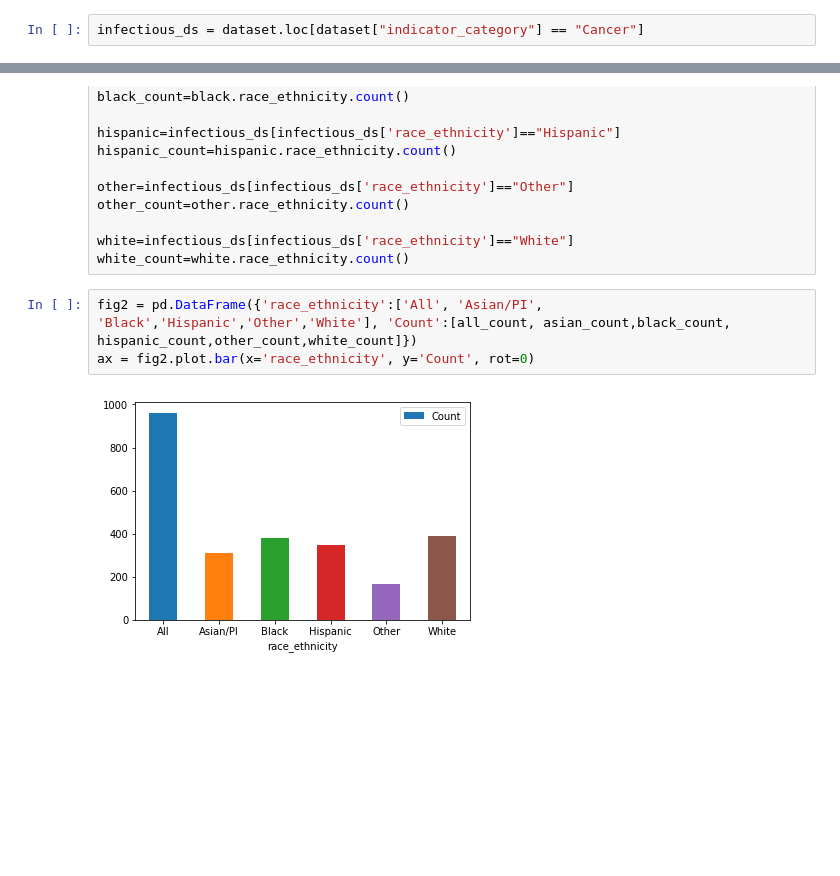
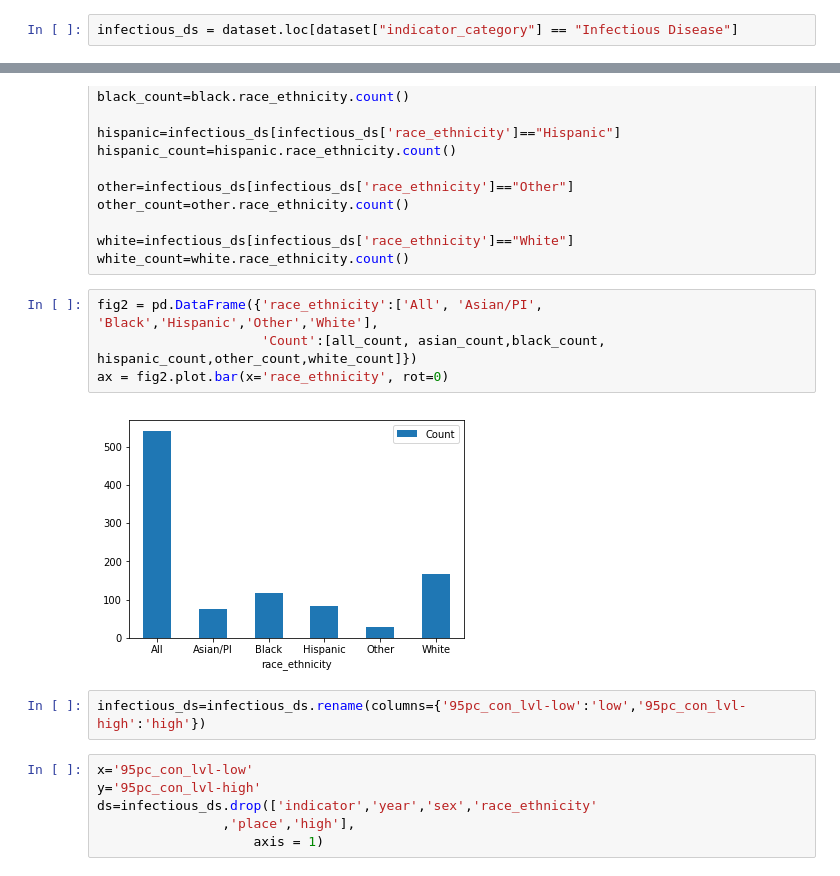
Before and after one commit to bchi-coursework/data-analysis, a Jupyter notebook: infectious_disease.ipynb, the cells around one changed output, grey strips where cells are left out. Saved outputs shown, nothing was run; the diff lists cells and outputs as text; blank space fills up the shorter version.

Commit message:
Add linear regression model and other fixes.

```diff
--- a/infectious_disease.ipynb
+++ b/infectious_disease.ipynb
@@ -51,7 +54,7 @@ dataset.rename(columns={'Indicator Category':'indicator_category','Indicator':'i
 # %% [markdown]
 <p>3.Now we need to filter the data according to the indicator category. We use one of the values "Cancer".</p>
 # %%
-infectious_ds = dataset.loc[dataset["indicator_category"] == "Cancer"]
+infectious_ds = dataset.loc[dataset["indicator_category"] == "Infectious Disease"]
 # %% [markdown]
 <p>4.And then we remove empty columns and unnecessary columns</p>
 # %%
@@ -147,7 +152,16 @@ other_count=other.race_ethnicity.count()
 white=infectious_ds[infectious_ds['race_ethnicity']=="White"]
 white_count=white.race_ethnicity.count()
 # %%
-fig2 = pd.DataFrame({'race_ethnicity':['All', 'Asian/PI', 'Black','Hispanic','Other','White'], 'Count':[all_count, asian_count,black_count, hispanic_count,other_count,white_count]})
-ax = fig2.plot.bar(x='race_ethnicity', y='Count', rot=0)
+fig2 = pd.DataFrame({'race_ethnicity':['All', 'Asian/PI', 'Black','Hispanic','Other','White'],
+                     'Count':[all_count, asian_count,black_count, hispanic_count,other_count,white_count]})
+ax = fig2.plot.bar(x='race_ethnicity', rot=0)
 # %% [output]
-[figure, old version]
+[figure, new version]
+# %%
+infectious_ds=infectious_ds.rename(columns={'95pc_con_lvl-low':'low','95pc_con_lvl-high':'high'})
+# %%
+x='95pc_con_lvl-low'
+y='95pc_con_lvl-high'
+ds=infectious_ds.drop(['indicator','year','sex','race_ethnicity'
+                ,'place','high'],
+                    axis = 1)
```
Also changed, not shown: parts of 10 cells of this notebook, 12 other files.
